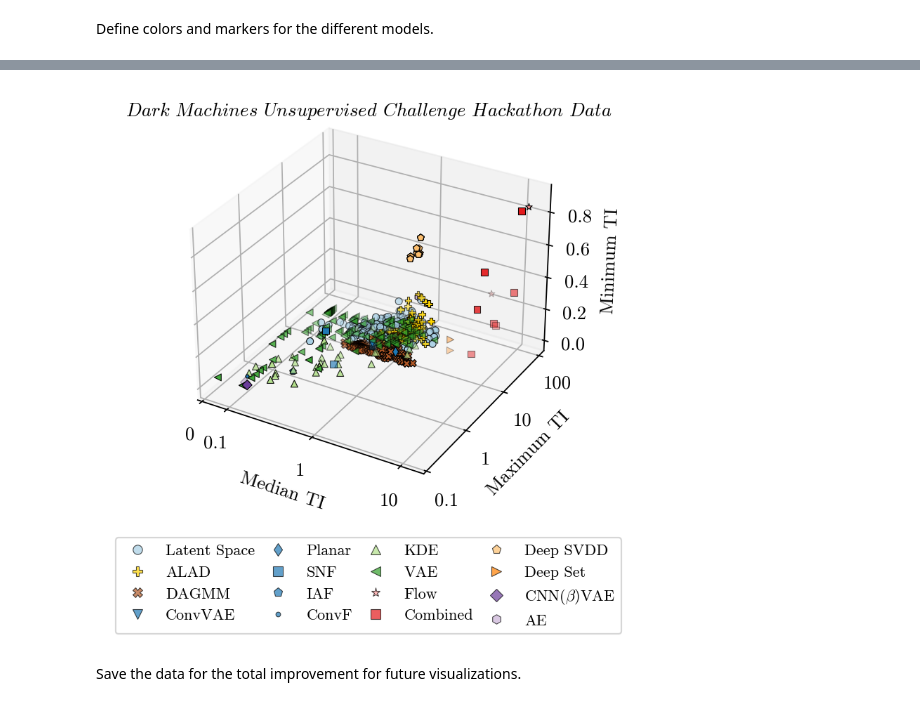
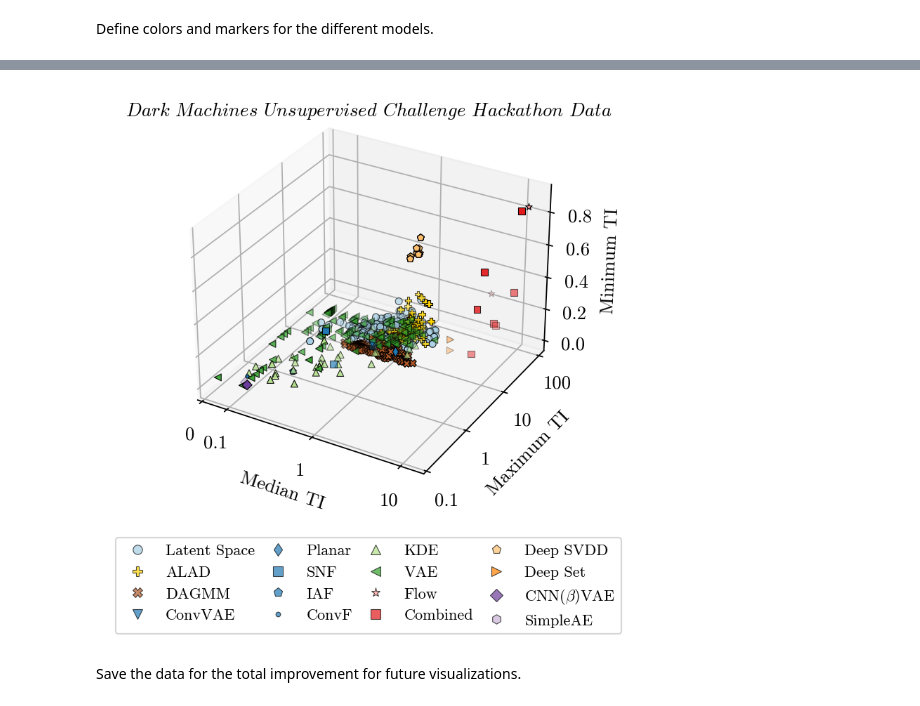
Before and after one commit to bostdiek/DarkMachines-UnsupervisedChallenge, a Jupyter notebook: notebooks/04-SignificanceImprovement.ipynb, the cells around one changed output, grey strips where cells are left out. Saved outputs shown, nothing was run; the diff lists cells and outputs as text; code cells hidden in the pictures.

```diff
--- a/notebooks/04-SignificanceImprovement.ipynb
+++ b/notebooks/04-SignificanceImprovement.ipynb
@@ -404,35 +404,35 @@ for i, model in enumerate(mymodel_list):
                linewidths=0.5,
                edgecolor='k'
               )
 
 ax.set_zlabel('Minimum TI')
 
 
 ax.set_xlabel('Median TI')
 plt.xlim(-1.3, np.log10(16))
 plt.xticks([-1.3, -1, 0, 1], [0, 0.1, 1, 10])
 ax.set_ylabel('Maximum TI')
 plt.ylim(-1, np.log10(120))
 plt.yticks([-1, 0, 1,2], [0.1, 1, 10, 100])
 
 plt.subplot(gs0[1])
 plt.legend([Line2D([0], [0], color=mycolors[i], marker=mymarkers[i], alpha=0.7, linestyle='None', mec ='black', mew = 0.5) for i in range(16)],
            ['Latent Space', 'ALAD', 'DAGMM',
             'ConvVAE', 'Planar', 'SNF', 'IAF', 'ConvF', 'KDE', 'VAE',
             'Flow', 'Combined', 'Deep SVDD',
-            'Deep Set', r'CNN$(\beta)$VAE', 'AE'
+            'Deep Set', r'CNN$(\beta)$VAE', 'SimpleAE'
            ],
            ncol=4,
            loc='center',
            fontsize=10,
            columnspacing=0.5
           )
 plt.axis('off')
 
 
 plt.savefig('../figures/Summary_3d_modelclustering.pdf', bbox_inches='tight')
 # %% [output]
-[figure, old version]
+[figure, new version]
 # %% [markdown]
 Save the data for the total improvement for future visualizations.
 # %%
```
Also changed, not shown: parts of 4 cells of this notebook, 42 other files.
